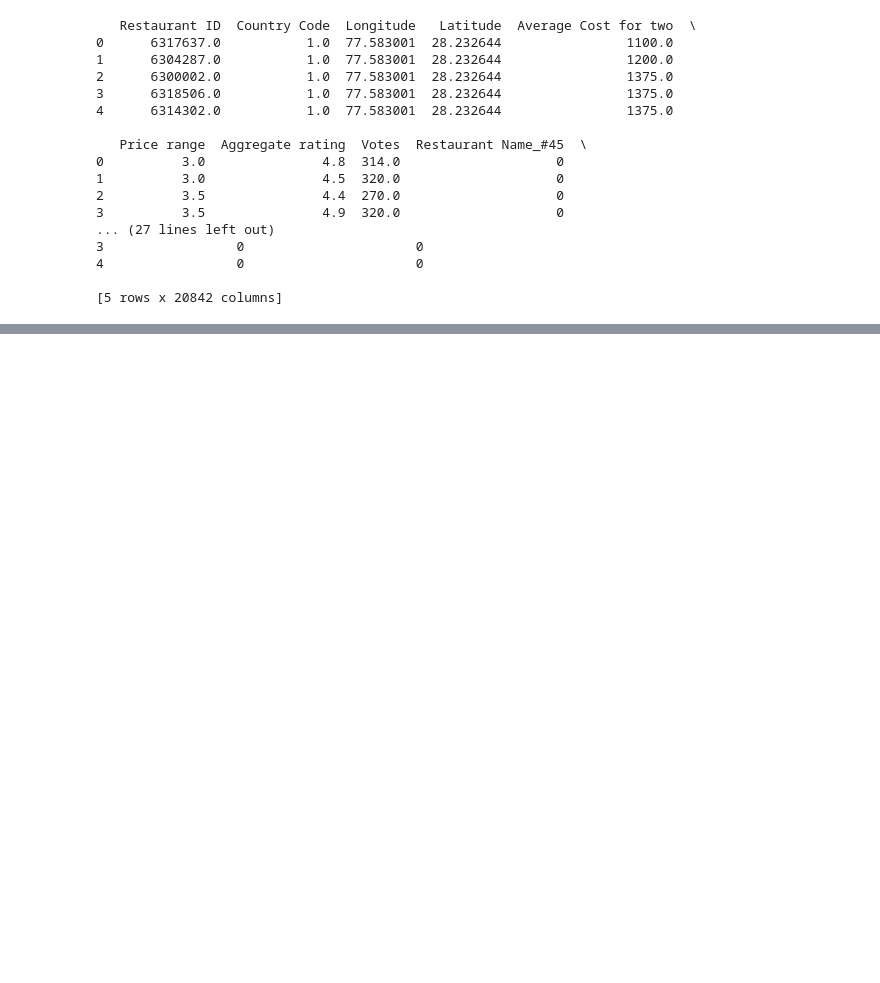
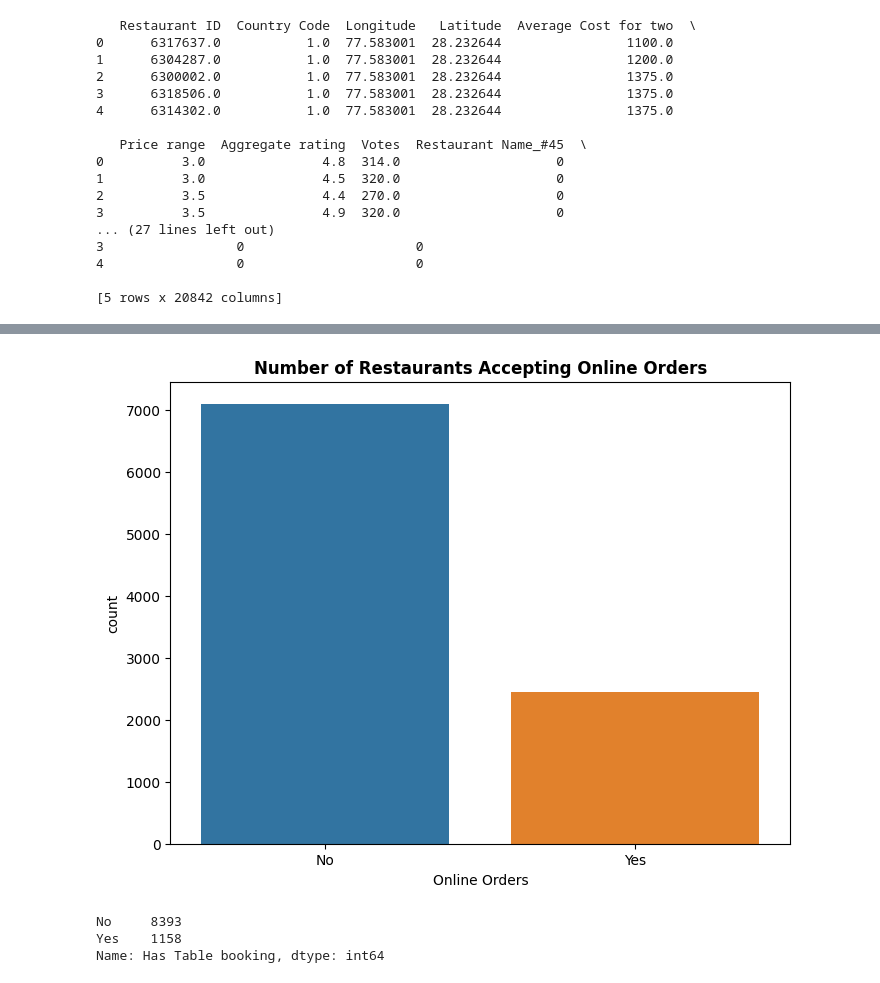
Before and after one commit to tanuushree/restaurant-ratings, a Jupyter notebook: restaurant_ratings.ipynb, the cells around one changed output, grey strips where cells are left out. Cells and saved outputs as stored; diff of their text form; code cells hidden in the pictures; blank space fills up the shorter version.

```diff
--- a/restaurant_ratings.ipynb
+++ b/restaurant_ratings.ipynb
@@ -169,0 +191,15 @@ print(df_encoded.head())
+# %%
+plt.figure(figsize=(8, 6))
+vax = sns.countplot(data=df, x='Has Online delivery')
+plt.title('Number of Restaurants Accepting Online Orders', weight='bold')
+plt.xlabel('Online Orders')
+
+plt.show()
+# %% [output]
+[figure, added]
+# %%
+df['Has Table booking'].value_counts()
+# %% [output]
+No     8393
+Yes    1158
+Name: Has Table booking, dtype: int64
```
Also changed, not shown: parts of 16 cells of this notebook.
